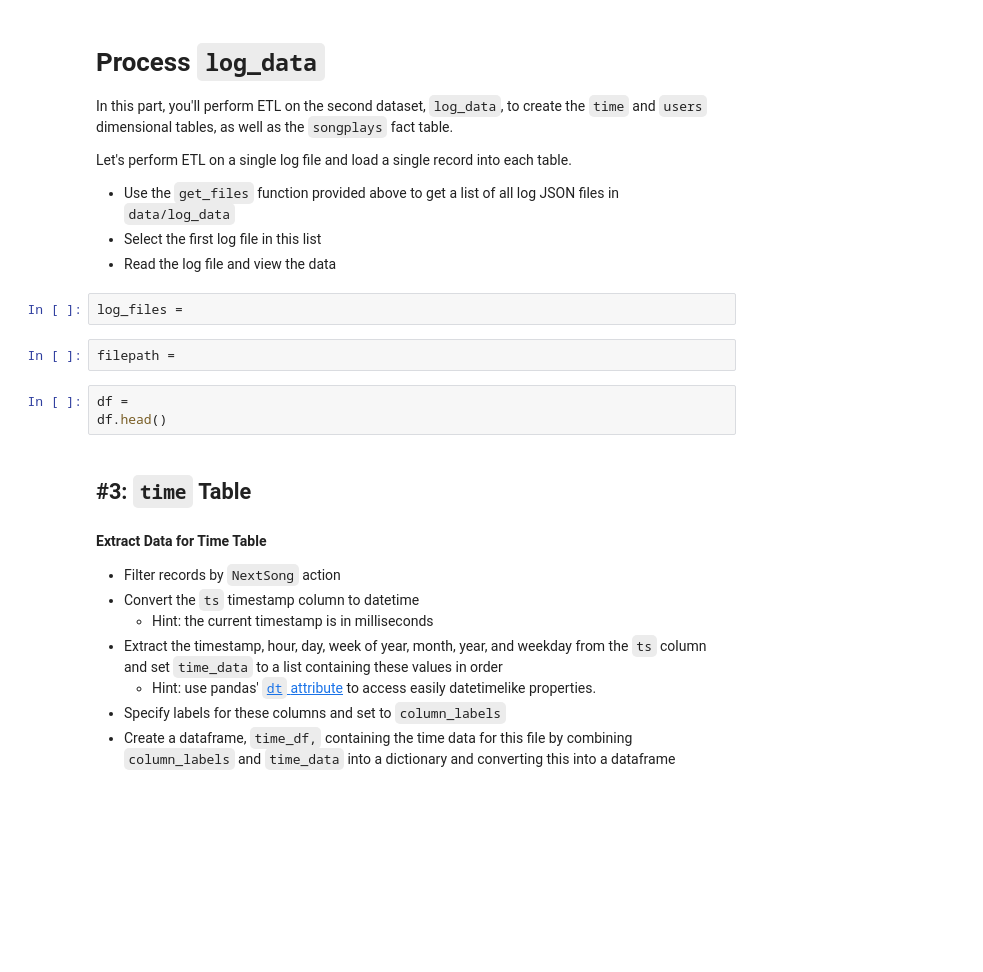
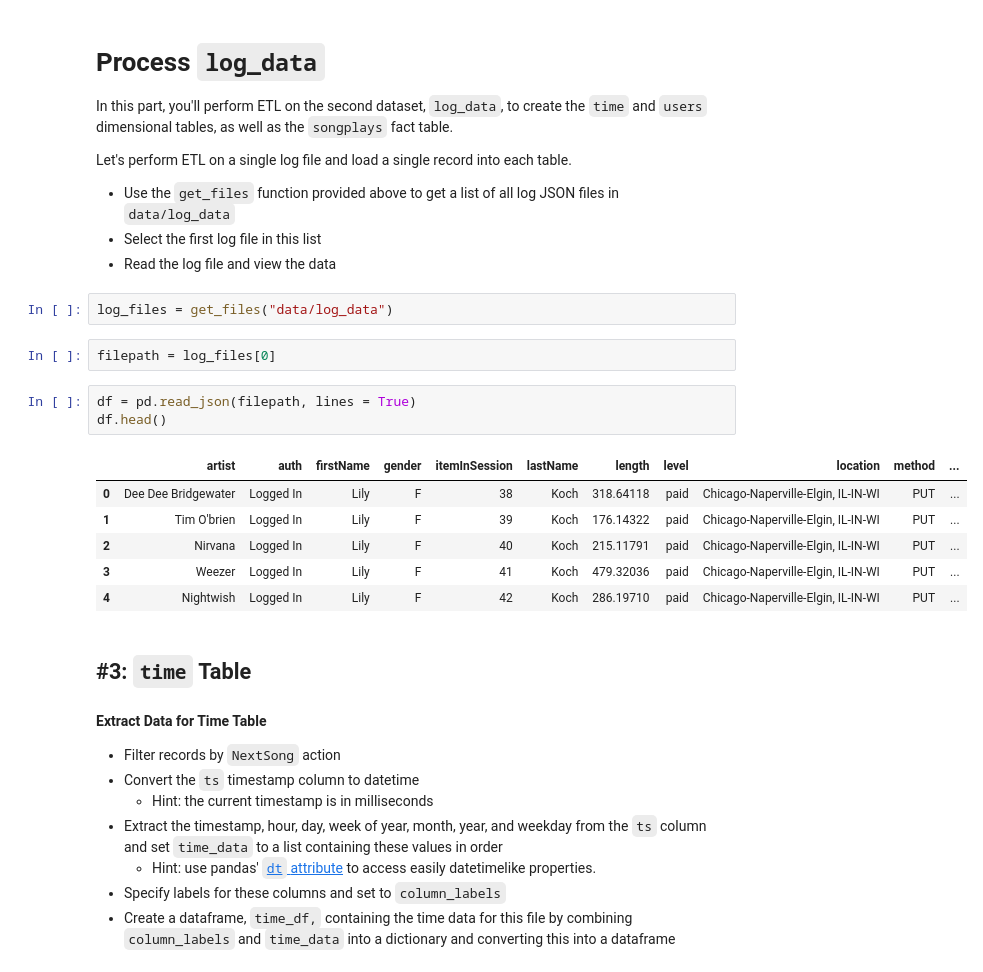
Before and after one commit to AyonzOnTop/db_infrastructure_with_Postgres, a Jupyter notebook: etl.ipynb, the cells around one changed output. Drawn from its saved outputs; the diff is of its cells as text; blank space fills up the shorter version.

```diff
--- a/etl.ipynb
+++ b/etl.ipynb
@@ -98,13 +113,20 @@ Let's perform ETL on a single log file and load a single record into each table.
 - Use the `get_files` function provided above to get a list of all log JSON files in `data/log_data`
 - Select the first log file in this list
 - Read the log file and view the data
-# %%
-log_files =
+# %%
+log_files = get_files("data/log_data")
 # %%
-filepath =
+filepath = log_files[0]
 # %%
-df =
+df = pd.read_json(filepath, lines = True)
 df.head()
+# %% [output]
+|  | artist | auth | firstName | gender | itemInSession | lastName | length | level | location | method | ... |
+| 0 | Dee Dee Bridgewater | Logged In | Lily | F | 38 | Koch | 318.64118 | paid | Chicago-Naperville-Elgin, IL-IN-WI | PUT | ... |
+| 1 | Tim O'brien | Logged In | Lily | F | 39 | Koch | 176.14322 | paid | Chicago-Naperville-Elgin, IL-IN-WI | PUT | ... |
+| 2 | Nirvana | Logged In | Lily | F | 40 | Koch | 215.11791 | paid | Chicago-Naperville-Elgin, IL-IN-WI | PUT | ... |
+| 3 | Weezer | Logged In | Lily | F | 41 | Koch | 479.32036 | paid | Chicago-Naperville-Elgin, IL-IN-WI | PUT | ... |
+| 4 | Nightwish | Logged In | Lily | F | 42 | Koch | 286.19710 | paid | Chicago-Naperville-Elgin, IL-IN-WI | PUT | ... |
 # %% [markdown]
 ## #3: `time` Table
 #### Extract Data for Time Table
```
Also changed, not shown: parts of 17 cells of this notebook, 3 other files.
